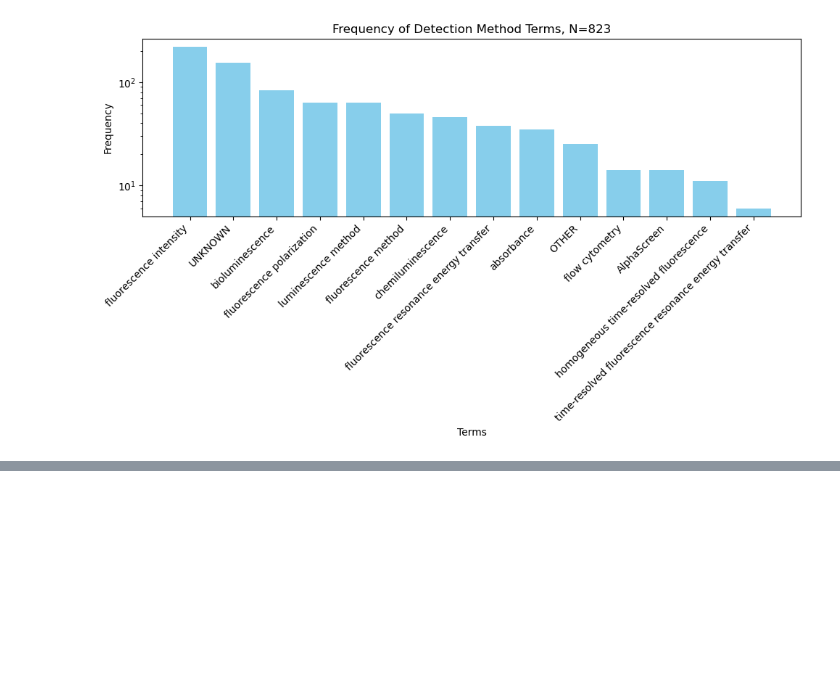
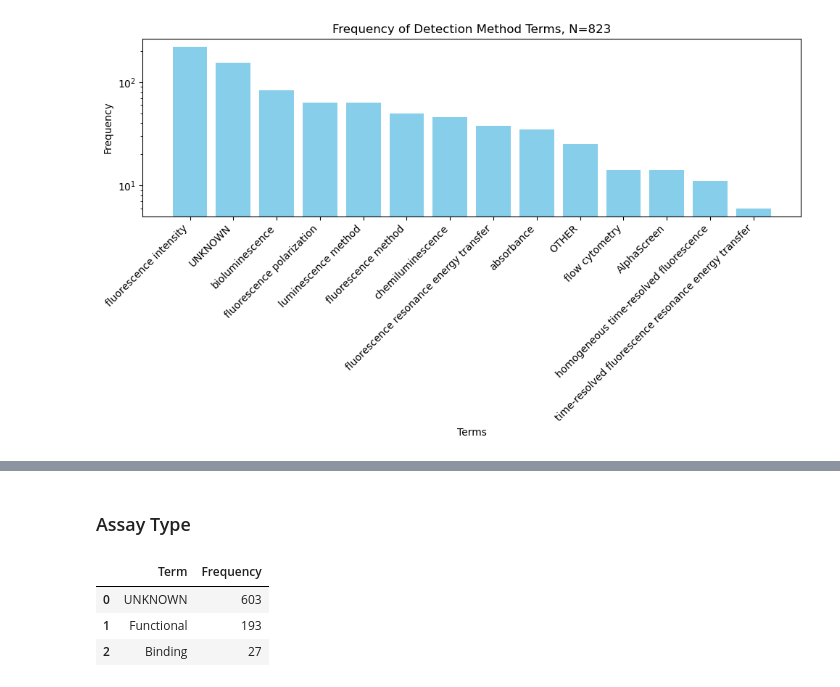
Before and after one commit to unmtransinfo/Badapple2, a Jupyter notebook: src/notebooks/assay_annotations.ipynb, the cells around one changed output, grey strips where cells are left out. Saved outputs shown, nothing was run; the diff lists cells and outputs as text; code cells hidden in the pictures; blank space fills up the shorter version.

```diff
--- a/src/notebooks/assay_annotations.ipynb
+++ b/src/notebooks/assay_annotations.ipynb
@@ -204,0 +243,9 @@ plot_term_counts(annotation_2_df['Detection Method'], 'Detection Method')
+# %% [markdown]
+### Assay Type
+# %%
+chembl_annotation_2_df['Assay Type']
+# %% [output]
+|  | Term | Frequency |
+| 0 | UNKNOWN | 603 |
+| 1 | Functional | 193 |
+| 2 | Binding | 27 |
```
Also changed, not shown: parts of 34 cells of this notebook.
